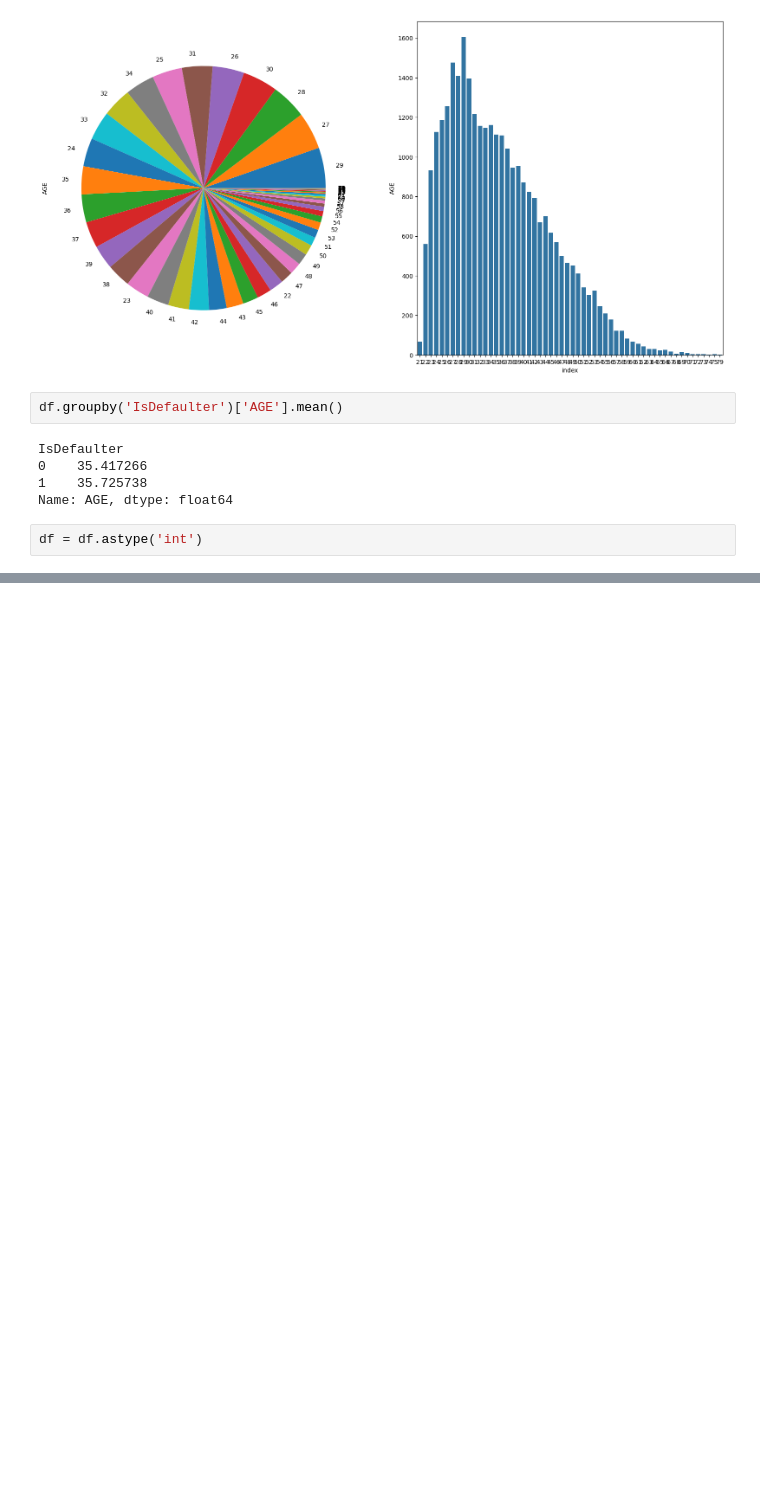
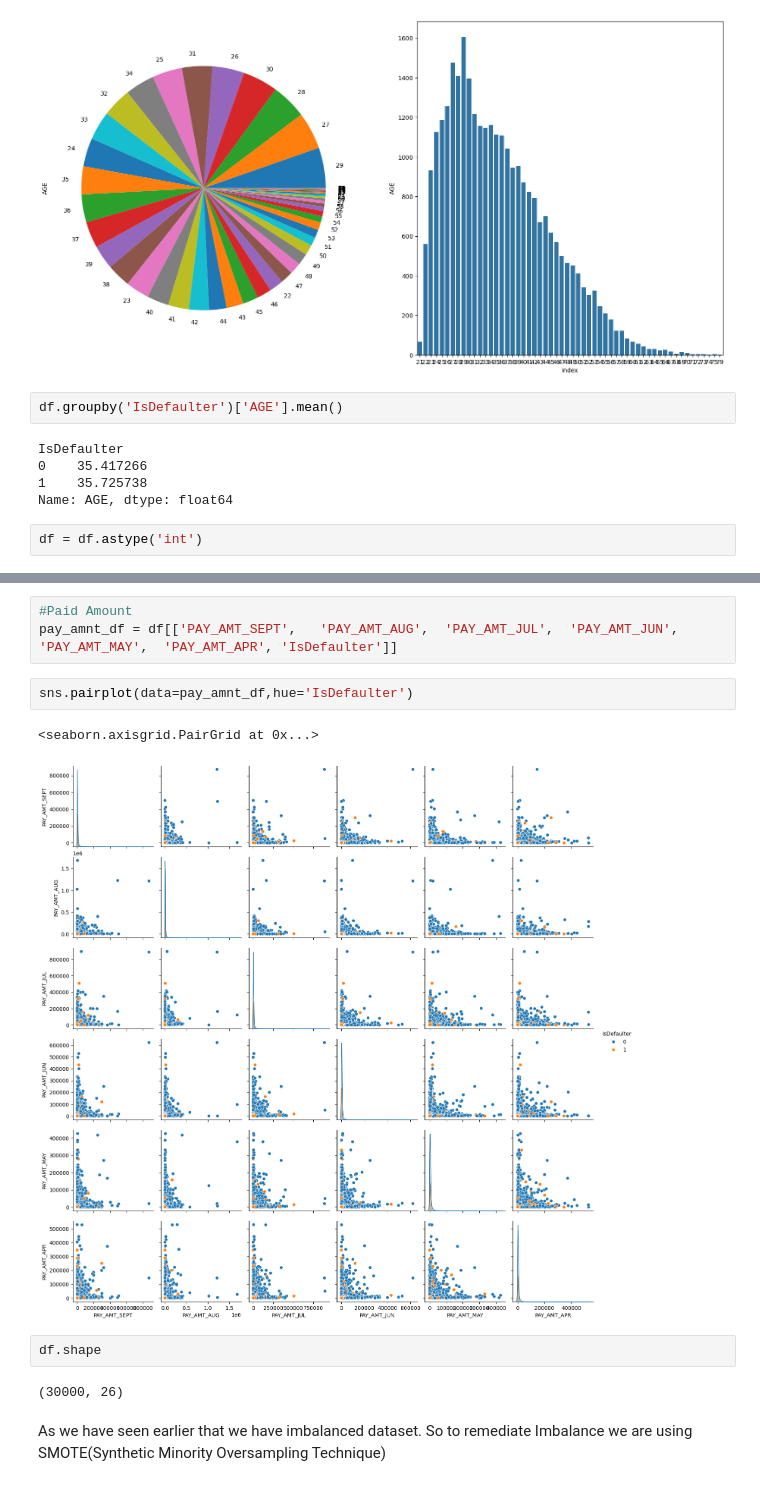
Before and after one commit to mdeeps18/MLPro-CCD, a Jupyter notebook: notebooks/EDA.ipynb, the cells around one changed output, grey strips where cells are left out. Saved outputs shown, nothing was run; the diff lists cells and outputs as text; blank space fills up the shorter version.

```diff
--- a/notebooks/EDA.ipynb
+++ b/notebooks/EDA.ipynb
@@ -344,0 +371,14 @@ df = df.astype('int')
+# %%
+#Paid Amount
+pay_amnt_df = df[['PAY_AMT_SEPT',	'PAY_AMT_AUG',	'PAY_AMT_JUL',	'PAY_AMT_JUN',	'PAY_AMT_MAY',	'PAY_AMT_APR', 'IsDefaulter']]
+# %%
+sns.pairplot(data=pay_amnt_df,hue='IsDefaulter')
+# %% [output]
+<seaborn.axisgrid.PairGrid at 0x...>
+[figure, added]
+# %%
+df.shape
+# %% [output]
+(30000, 26)
+# %% [markdown]
+As we have seen earlier that we have imbalanced dataset. So to remediate Imbalance we are using SMOTE(Synthetic Minority Oversampling Technique)
```
Also changed, not shown: parts of 5 cells of this notebook, 1 other file.
